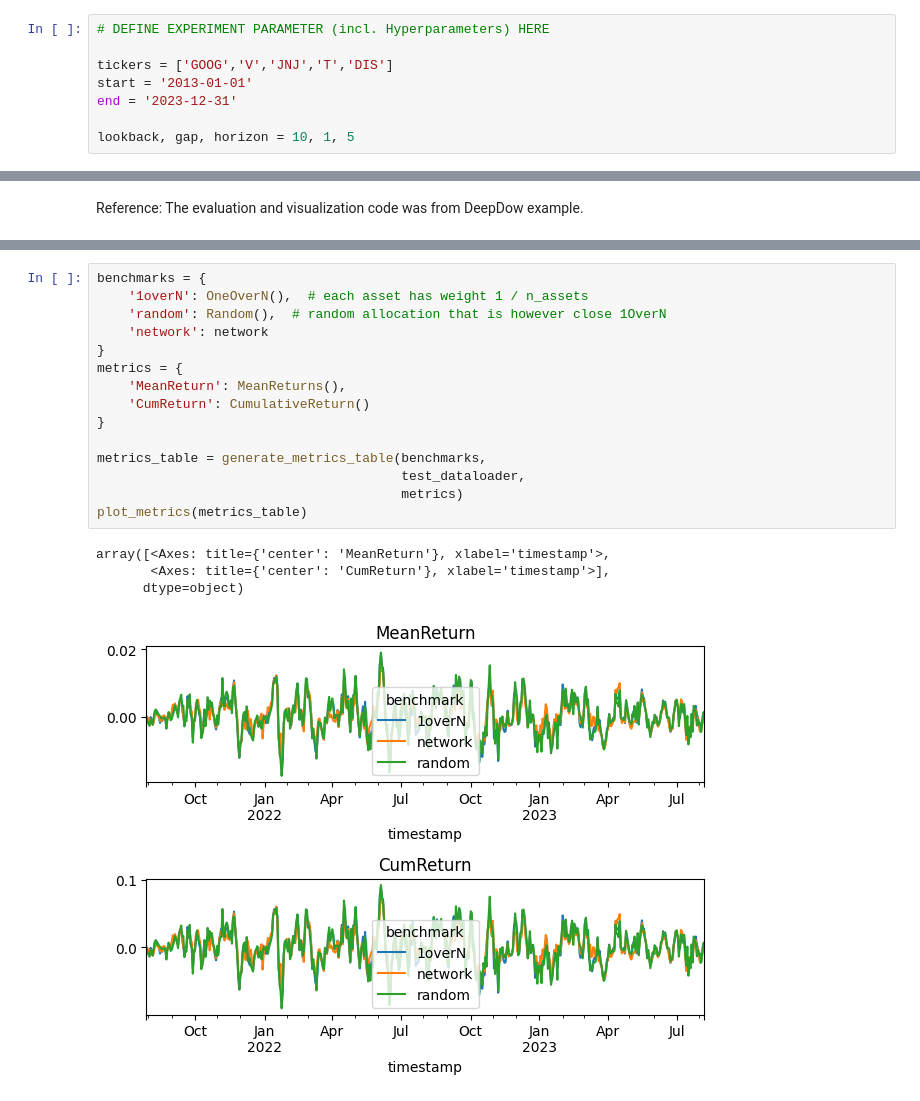
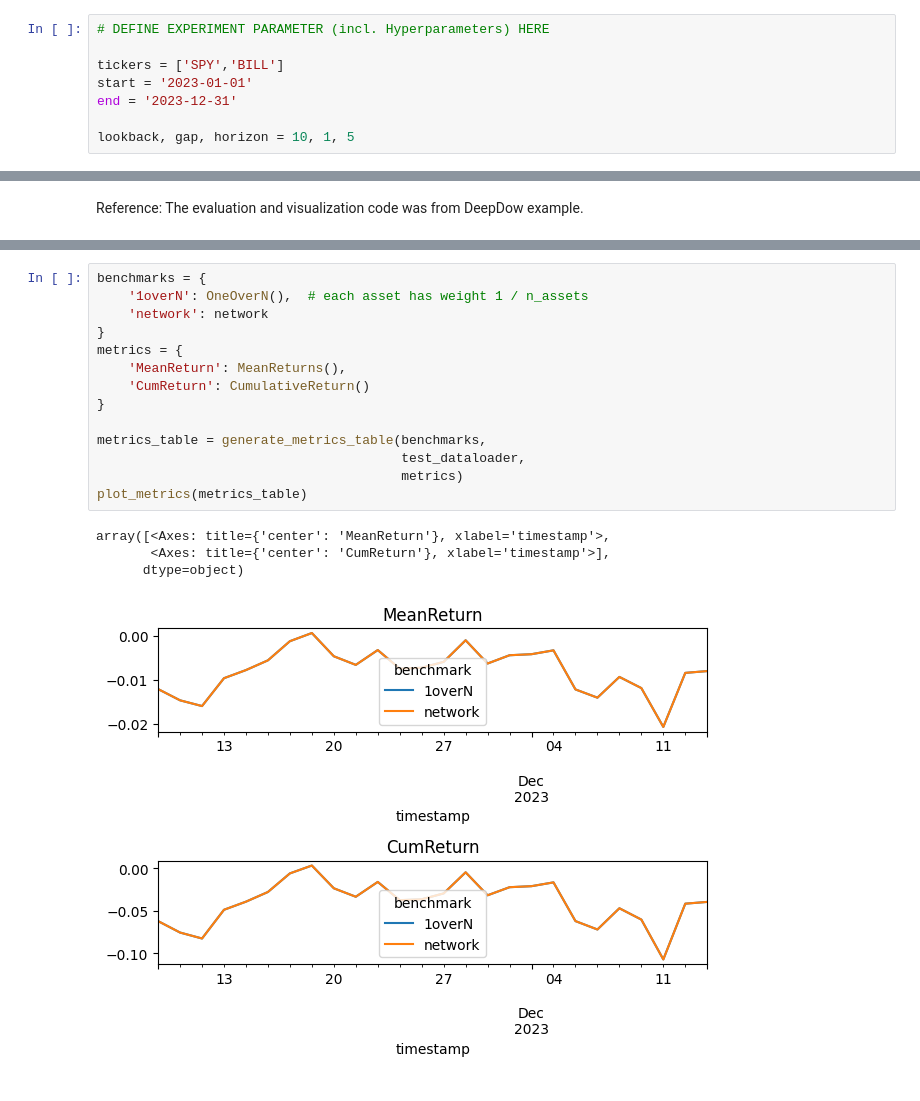
Before and after one commit to mrtrin/capstone, a Jupyter notebook: research.ipynb, the cells around one changed output, grey strips where cells are left out. Saved outputs shown, nothing was run; the diff lists cells and outputs as text.

```diff
--- a/research.ipynb
+++ b/research.ipynb
@@ -23,8 +30,8 @@ import yfinance as yf
 # %%
 # DEFINE EXPERIMENT PARAMETER (incl. Hyperparameters) HERE
 
-tickers = ['GOOG','V','JNJ','T','DIS']
-start = '2013-01-01'
+tickers = ['SPY','BILL']
+start = '2023-01-01'
 end = '2023-12-31'
 
 lookback, gap, horizon = 10, 1, 5
@@ -270,23 +243,22 @@ array([<Axes: title={'center': 'MaxDD'}, xlabel='timestamp'>,
 # %%
 benchmarks = {
     '1overN': OneOverN(),  # each asset has weight 1 / n_assets
-    'random': Random(),  # random allocation that is however close 1OverN
     'network': network
 }
 metrics = {
     'MeanReturn': MeanReturns(),
     'CumReturn': CumulativeReturn()
 }
 
 metrics_table = generate_metrics_table(benchmarks,
                                        test_dataloader,
                                        metrics)
 plot_metrics(metrics_table)
 # %% [output]
 array([<Axes: title={'center': 'MeanReturn'}, xlabel='timestamp'>,
        <Axes: title={'center': 'CumReturn'}, xlabel='timestamp'>],
       dtype=object)
-[figure, old version]
+[figure, new version]
 # %%
 import matplotlib.pyplot as plt
 
```
Also changed, not shown: parts of 14 cells of this notebook, 2 other files.
